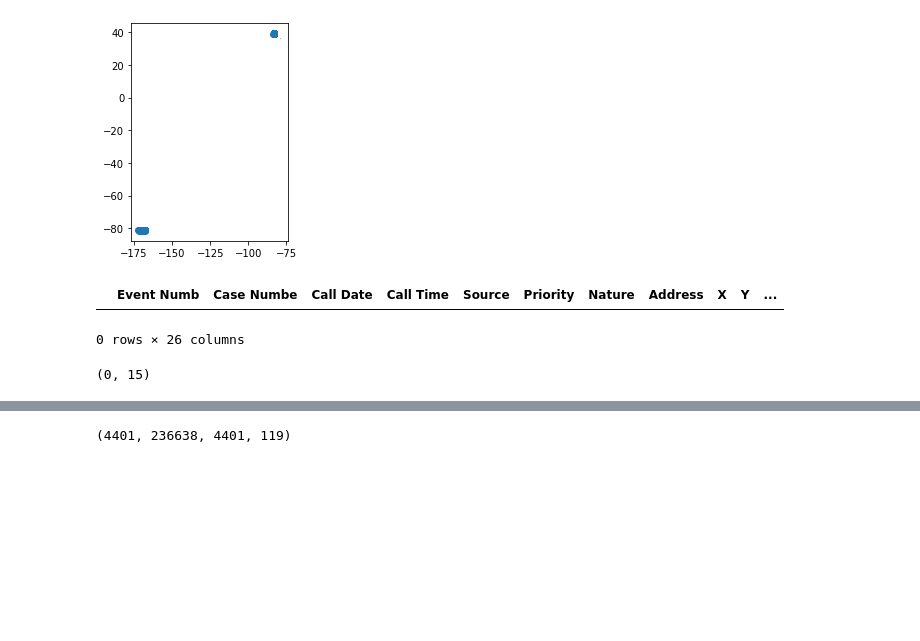
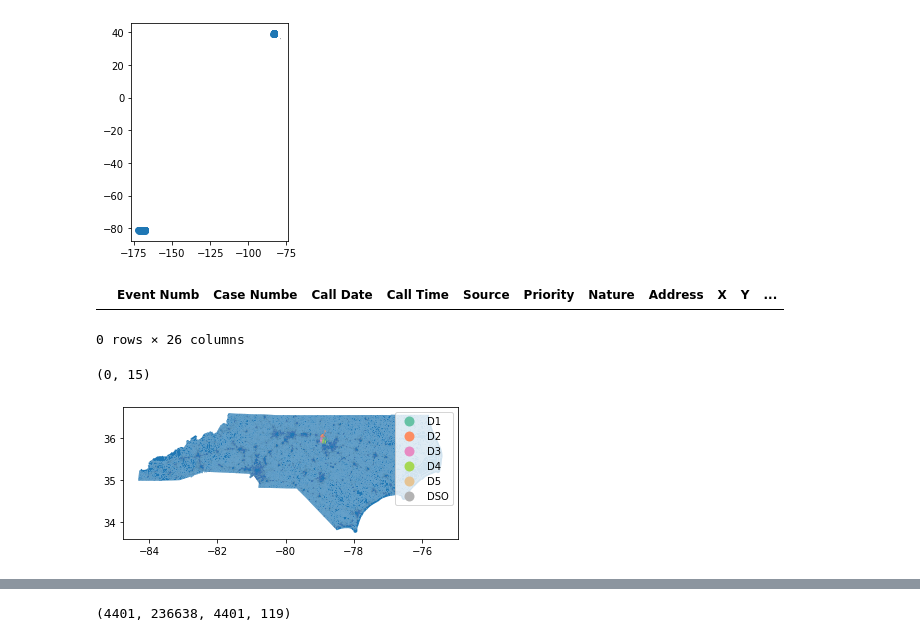
Before and after one commit to sadiesheridan/dataplus-project27-community-safety-durham, a Jupyter notebook: 10_code/dpddata.ipynb, the cells around one changed output, grey strips where cells are left out. Cells and saved outputs as stored; diff of their text form; code cells hidden in the pictures; blank space fills up the shorter version.

```diff
--- a/10_code/dpddata.ipynb
+++ b/10_code/dpddata.ipynb
@@ -215,6 +203,19 @@ nonzero.to_file("/Users/erikrobertsson/Documents/dataplus/dpdshapefilelatlong/fi
 #nonzero.shape
 # %% [output]
 (0, 15)
+# %%
+# quickly plot the data adding a legend
+# base = policebeats.plot()
+policebeats.plot(column='LAWDIST',
+                         categorical=True,
+                         legend=True,
+                         figsize=(10,10),
+                         markersize=0.001,
+                         cmap="Set2", ax=ncblockmap.plot(),
+                        #  aspect=1
+                         );
+# %% [output]
+[figure, added]
 # %%
 ncblockmap = gpd.read_file('/Users/erikrobertsson/Downloads/Northcarolinablocksshapefiles/tl_2021_37_tabblock20.shp')
 ncblockmap.head()
```
Also changed, not shown: parts of 20 cells of this notebook, 1 other file.
